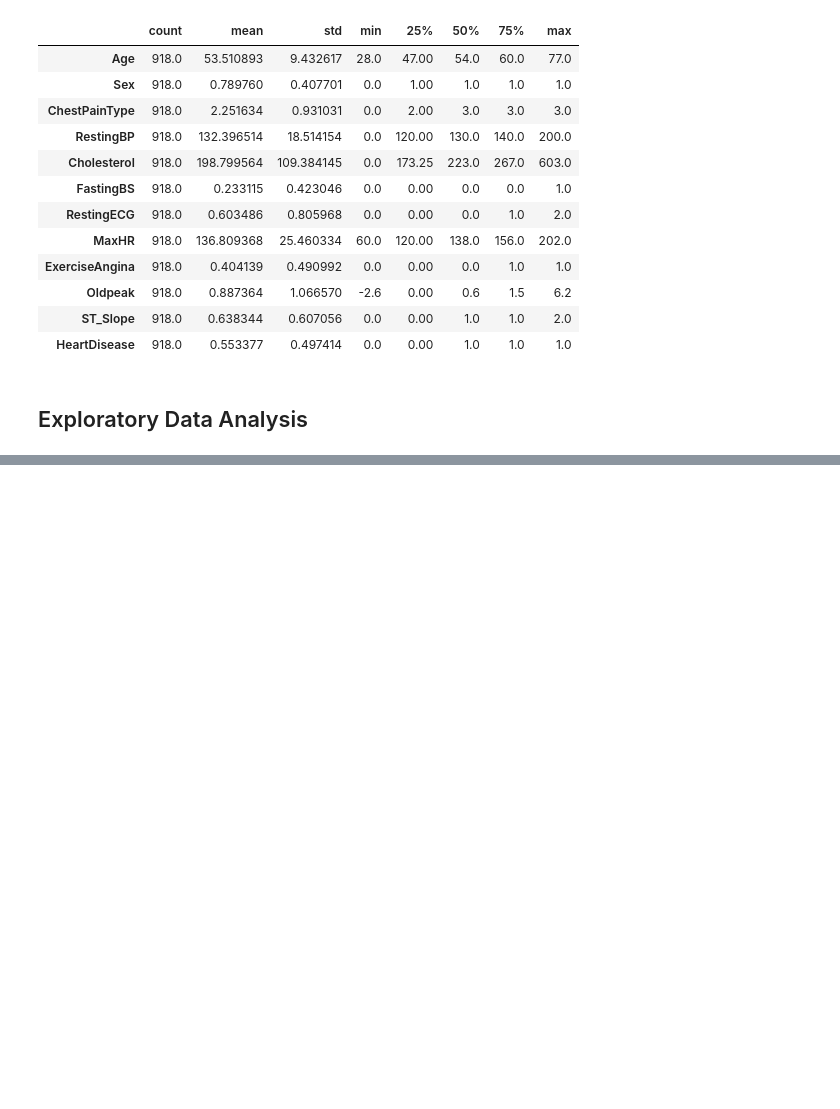
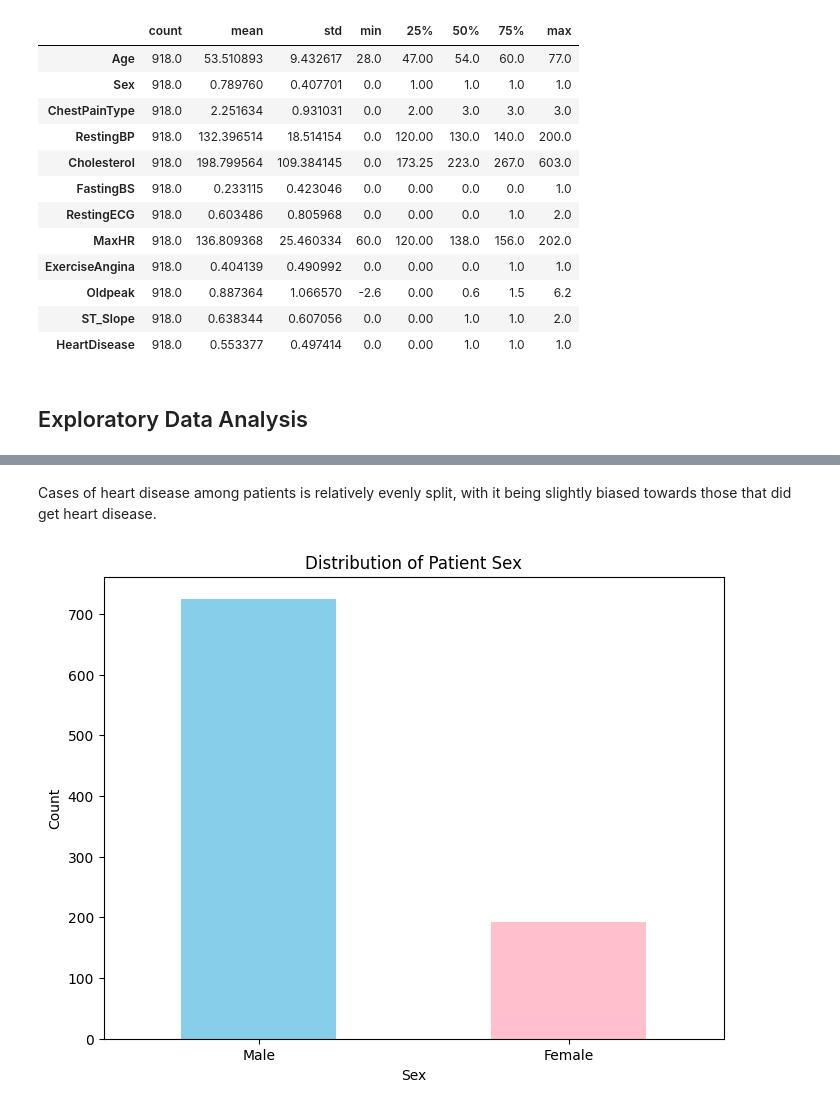
Before and after one commit to anchitr/CS677-Final-Project, a Jupyter notebook: anchitr_final_project.ipynb, the cells around one changed output, grey strips where cells are left out. Saved outputs shown, nothing was run; the diff lists cells and outputs as text; code cells hidden in the pictures; blank space fills up the shorter version.

```diff
--- a/anchitr_final_project.ipynb
+++ b/anchitr_final_project.ipynb
@@ -117,0 +151,24 @@ df.describe().T
+# %% [markdown]
+Cases of heart disease among patients is relatively evenly split, with it being slightly biased towards those that did get heart disease.
+# %%
+# Count the number of each sex
+sex_count = df["Sex"].value_counts()
+
+# Define plot size
+plt.figure(figsize=(8, 6))
+
+# Plot values onto chart
+sex_count.plot(kind="bar", color=["skyblue", "pink"])
+
+# Define plot and axes titles
+plt.title("Distribution of Patient Sex")
+plt.xlabel("Sex")
+plt.ylabel("Count")
+
+# Modify x-axix labels
+plt.xticks(ticks=[0, 1], labels=["Male", "Female"], rotation=0)
+
+# Display plot
+plt.show()
+# %% [output]
+[figure, added]
```
Also changed, not shown: parts of 11 cells of this notebook.
